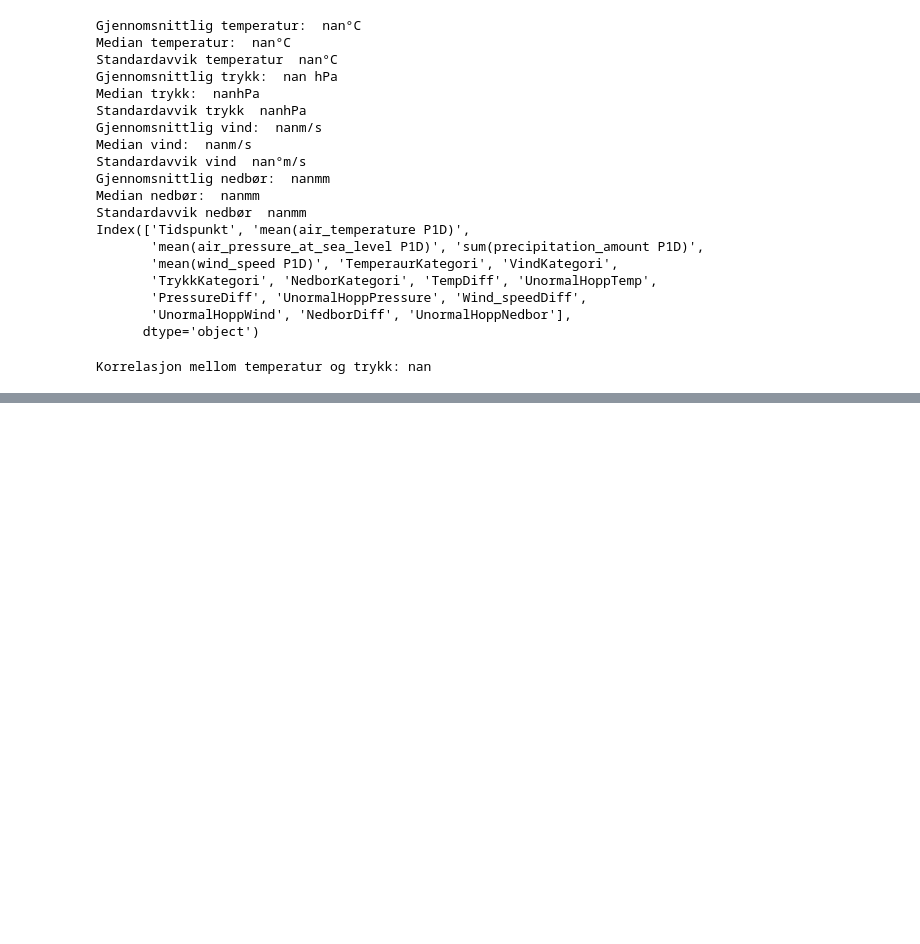
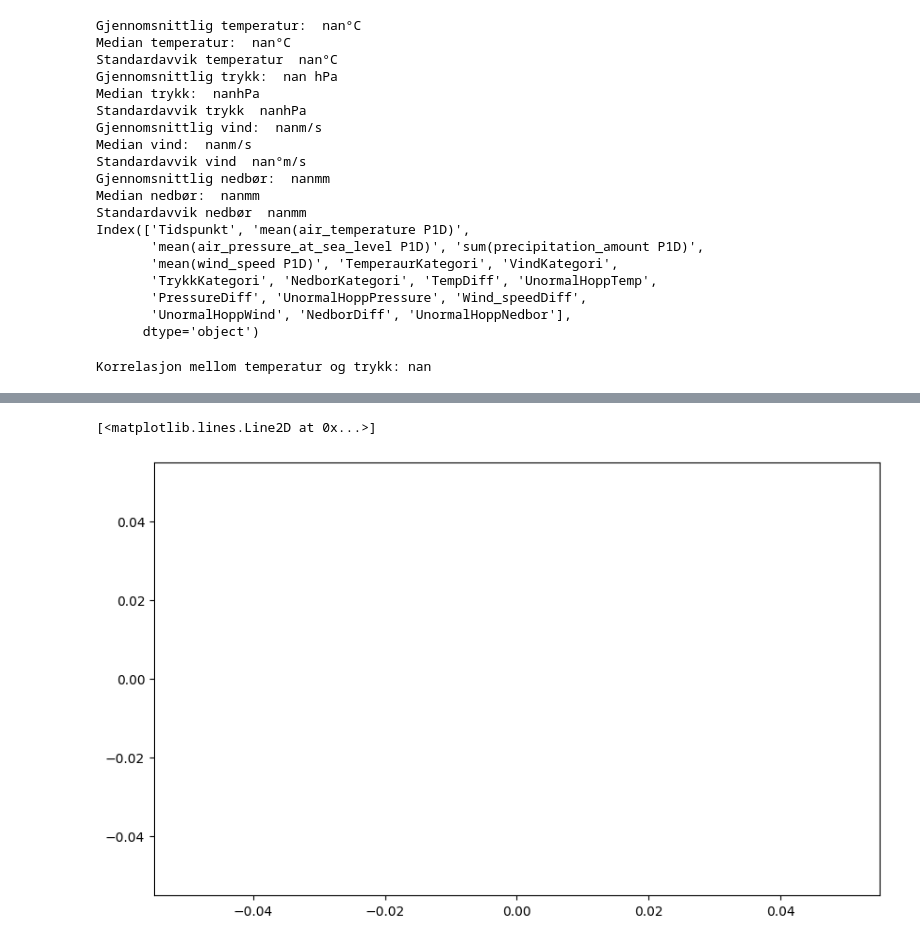
Before and after one commit to friha03/Milj-dataanalyseapplikasjon, a Jupyter notebook: API_Frost/hentedata.ipynb, the cells around one changed output, grey strips where cells are left out. Cells and saved outputs as stored; diff of their text form; code cells hidden in the pictures; blank space fills up the shorter version.

```diff
--- a/API_Frost/hentedata.ipynb
+++ b/API_Frost/hentedata.ipynb
@@ -467,0 +406,21 @@ plt.show()
+# %%
+#Lager plots
+
+#Plot for temperatur
+plt.figure(figsize=(10, 6))
+plt.plot(df['Tidspunkt'], df['mean(air_pressure_at_sea_level P1D)'], color='blue', marker="o", linestyle="-", label="Temperatur")
+
+#Plot for vindhastighet
+plt.figure(figsize=(10, 6))
+plt.plot(df['Tidspunkt'], df['Vindhastighet (km/t)'], color='red', marker="o", linestyle="-", label="Temperatur")
+
+#Plot for trykk
+plt.figure(figsize=(10, 6))
+plt.plot(df['Tidspunkt'], df['Trykk'], color='green', marker="o", linestyle="-", label="Temperatur")
+
+#Plot for nedbør
+plt.figure(figsize=(10, 6))
+plt.plot(df['Tidspunkt'], df['Nedbør (mm)'], color='orange', marker="o", linestyle="-", label="Temperatur")
+# %% [output]
+[<matplotlib.lines.Line2D at 0x...>]
+[figure, added]
```
Also changed, not shown: parts of 5 cells of this notebook, 10 other files.
